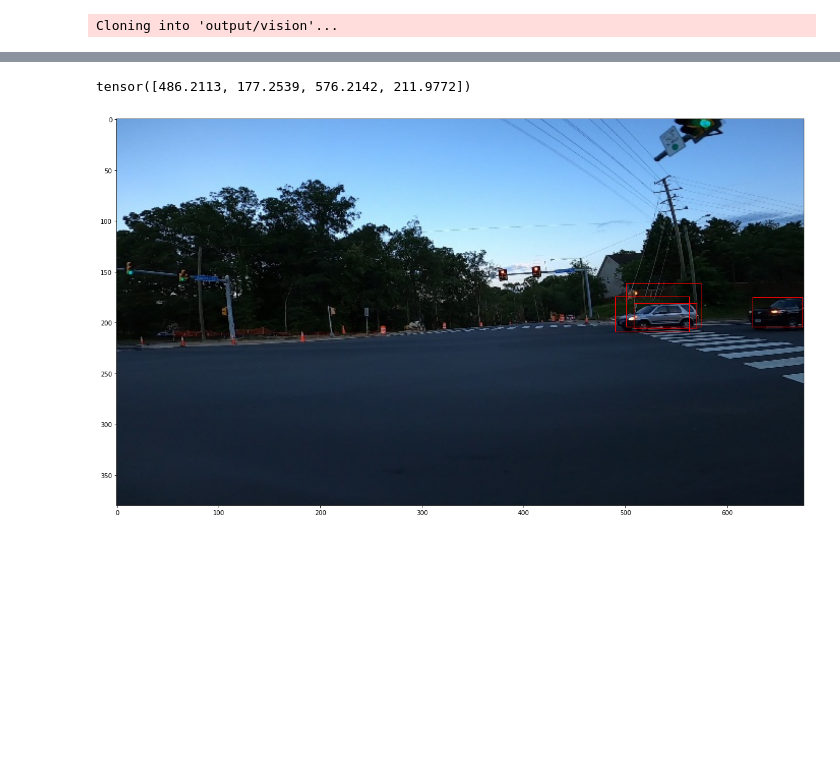
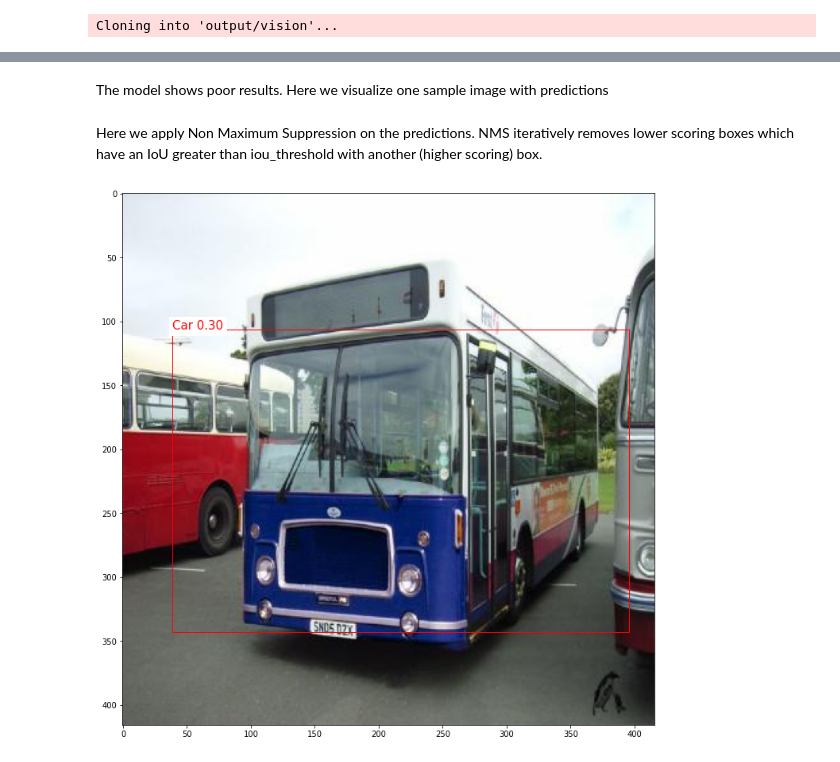
Before and after one commit to mhmdrdwn/car, a Jupyter notebook: notebooks/car-faster-rcnn.ipynb, the cells around one changed output, grey strips where cells are left out. Saved outputs shown, nothing was run; the diff lists cells and outputs as text; code cells hidden in the pictures; blank space fills up the shorter version.

Commit message:
add faster rcnn

```diff
--- a/notebooks/car-faster-rcnn.ipynb
+++ b/notebooks/car-faster-rcnn.ipynb
@@ -694,14 +436,48 @@ tensor([[486.2113, 177.2539, 576.2142, 211.9772],
-# %%
-a
-# %% [output]
-tensor([486.2113, 177.2539, 576.2142, 211.9772])
+# %% [markdown]
+The model shows poor results. Here we visualize one sample image with predictions
+# %%
+def sample_prediction():
+    fasterRCNN_model.eval()
+    cpu = torch.device("cpu")
+    fasterRCNN_model.to(cpu)
+    sample_image = test_dataset.__getitem__(1)[0]
+    groundtruth_boxes = test_dataset.__getitem__(1)[1]["boxes"]
+    sample_image = torch.unsqueeze(sample_image, 0)
+    sample_image.to(cpu)
+    outputs = fasterRCNN_model(sample_image)
+    outputs = [{k: v for k, v in t.items()} for t in outputs]
+    boxes = outputs[0]["boxes"].detach().numpy()
+    scores = outputs[0]["scores"].detach().numpy()
+    labels = outputs[0]["labels"].detach().numpy()
+    sample_image = sample_image.reshape(sample_image.shape[2],sample_image.shape[3], 3)
+    return sample_image, boxes, labels, scores, groundtruth_boxes
+
+sample_image, boxes, labels, scores, groundtruth_boxes = sample_prediction()
+# %% [markdown]
+Here we apply Non Maximum Suppression on the predictions. NMS iteratively removes lower scoring boxes which have an IoU
+greater than iou_threshold with another (higher scoring) box.
+# %%
+def nms():
+    iou = 0.99
+    iou_threshold = 1 - iou
+    NMS = torchvision.ops.nms(torch.tensor(boxes), torch.tensor(scores), iou_threshold)
+    best_boxes, best_scores, best_labels = [], [], []
+    for nms in NMS:
+        best_boxes.append(boxes[nms])
+        best_scores.append(scores[nms])
+        best_labels.append(labels[nms])
+    return best_boxes, best_scores, best_labels
+
+best_boxes, best_scores, best_labels = nms()
 # %%
-fig, ax = plt.subplots(figsize=(20,20))
-ax.imshow(sample)
-for box in boxes[:4]:
-    rect = patches.Rectangle((box[0], box[1]), box[2]-box[0], box[3]-box[1], linewidth=1, edgecolor='r', facecolor='none')
+fig, ax = plt.subplots(figsize=(12,18))
+ax.imshow(sample_image)
+for box, score, label in zip(best_boxes, best_scores, best_labels):
+    rect = patches.Rectangle((box[0], box[1]), box[2]-box[0], box[3]-box[1],
+                             linewidth=1, edgecolor='r', facecolor='none')
+    ann_text = category_dict[int(label)]+" "+str(score)[:4]
+    ax.annotate(ann_text,(box[0], box[1]), color='red', fontsize=15,backgroundcolor="w")
     ax.add_patch(rect)
-
 plt.show()
 # %% [output]
-[figure, old version]
+[figure, new version]
```
Also changed, not shown: parts of 39 cells of this notebook.
